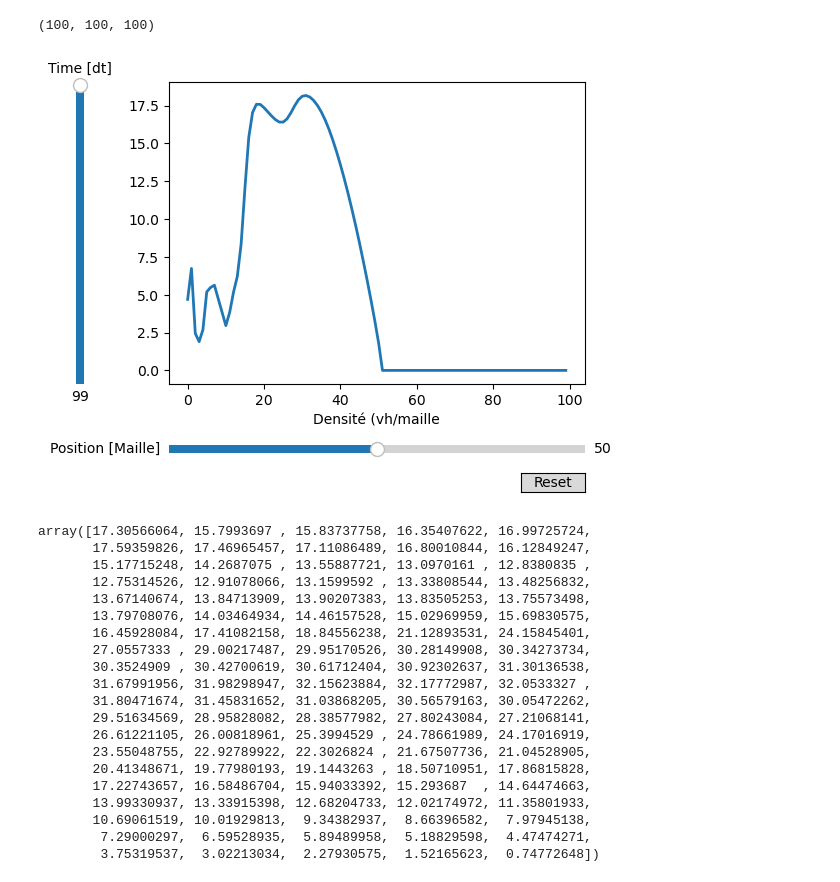
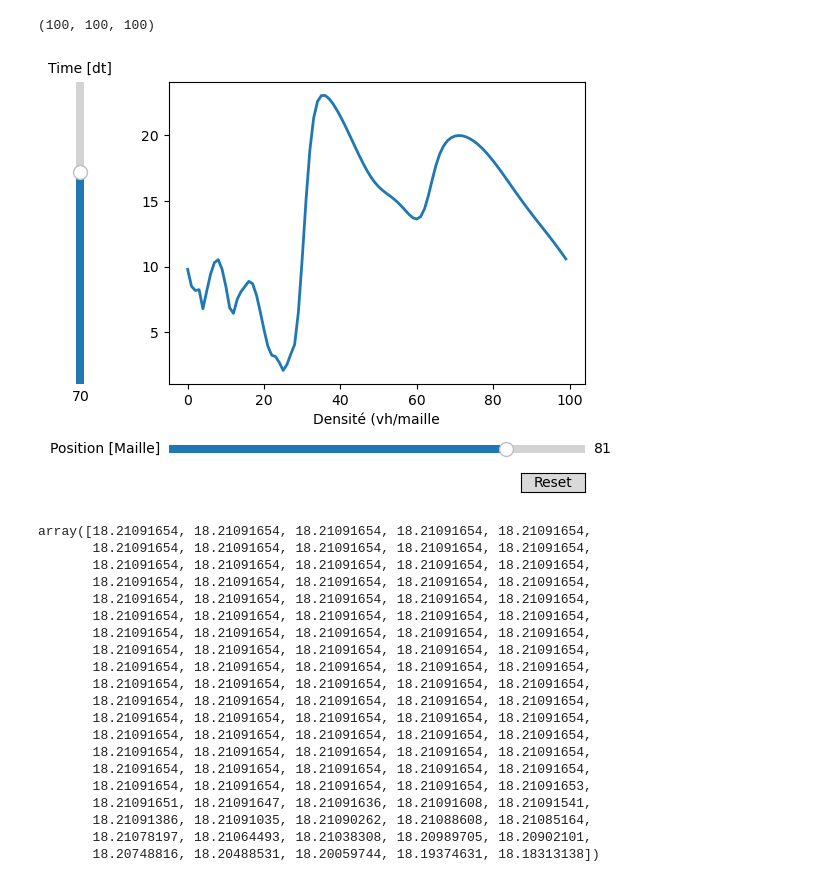
Before and after one commit to gormfinengel/ProjetLesGars, a Jupyter notebook: straight_road_uncertainty.ipynb, the cells around one changed output. Drawn from its saved outputs; the diff is of its cells as text; code cells hidden in the pictures.

```diff
--- a/straight_road_uncertainty.ipynb
+++ b/straight_road_uncertainty.ipynb
@@ -54,7 +54,7 @@ model = mod.model([route], intersections= None, carrefours= None, dt = dt, h = h
 #Variation du flux d'entrée
 def variation(route, fl_fix):
     sigma = np.random.normal(0,0.1)
-    if int(route.flux_entrant + sigma*fl_fix)>0:
+    if (int(route.flux_entrant + sigma*fl_fix)>0 and int(route.flux_entrant + sigma*fl_fix)<1600):
         route.flux_entrant = route.flux_entrant + sigma*fl_fix
 # %% [markdown]
 # La suite à ne pas executer si on veut lancer MONTE CARLO !!!!
@@ -114,13 +114,14 @@ def init_route():
 # %%
 def simulation(T):
     # T correspond au nombre de pas de temps qu'on veut pour notre simulation
-    pho_global = np.zeros((T,N))
+    pho_global = np.zeros((T-100,N))
     route, model = init_route()
 
     for i in range(T):
         model.resoudre()
         variation(route, fl_fix)
-        pho_global[i] = route.U
+        if i>=100:
+            pho_global[i-100] = route.U
 
     return np.asarray(pho_global)
 # %%
@@ -133,7 +134,7 @@ def MC_sim(M, simulator, T, N):
         stockage.append(sim)
     return stockage
 # %%
-mc_values = MC_sim(100, simulation, 100, N)
+mc_values = MC_sim(100, simulation, 200, N)
 # %% [output]
 init
 I = 1
@@ -159,11 +160,11 @@ np.shape(mc_values)
 # %%
 from matplotlib.widgets import Slider, Button
 
-def density_dist(mc_v, x,t):
-    return mc_v[:][x][t]
+def density_dist(mc_v, t, x):
+    return mc_v[:][t][x]
 
-init_t = 99
-init_x = 50
+init_t = 70
+init_x = 81
 
 
 fig, ax = plt.subplots()
@@ -190,56 +191,56 @@ amp_slider = Slider(
     label="Time [dt]",
     valmin=0,
     valmax=100,
     valinit=init_t,
     orientation="vertical"
 )
 
 
 # The function to be called anytime a slider's value changes
 def update(val):
     line.set_ydata(density_dist(amp_slider.val, freq_slider.val))
     fig.canvas.draw_idle()
 
 
 # register the update function with each slider
 freq_slider.on_changed(update)
 amp_slider.on_changed(update)
 
 # Create a `matplotlib.widgets.Button` to reset the sliders to initial values.
 resetax = fig.add_axes([0.8, 0.025, 0.1, 0.04])
 button = Button(resetax, 'Reset', hovercolor='0.975')
 
 
 def reset(event):
     freq_slider.reset()
     amp_slider.reset()
 button.on_clicked(reset)
 
 plt.show()
 # %% [output]
-[figure, old version]
+[figure, new version]
 # %%
-density_dist(mc_values, init_x, init_t)
+density_dist(mc_values, init_t, init_x)
 # %% [output]
-array([17.30566064, 15.7993697 , 15.83737758, 16.35407622, 16.99725724,
-       17.59359826, 17.46965457, 17.11086489, 16.80010844, 16.12849247,
-       15.17715248, 14.2687075 , 13.55887721, 13.0970161 , 12.8380835 ,
-       12.75314526, 12.91078066, 13.1599592 , 13.33808544, 13.48256832,
-       13.67140674, 13.84713909, 13.90207383, 13.83505253, 13.75573498,
-       13.79708076, 14.03464934, 14.46157528, 15.02969959, 15.69830575,
-       16.45928084, 17.41082158, 18.84556238, 21.12893531, 24.15845401,
-       27.0557333 , 29.00217487, 29.95170526, 30.28149908, 30.34273734,
-       30.3524909 , 30.42700619, 30.61712404, 30.92302637, 31.30136538,
-       31.67991956, 31.98298947, 32.15623884, 32.17772987, 32.0533327 ,
-       31.80471674, 31.45831652, 31.03868205, 30.56579163, 30.05472262,
-       29.51634569, 28.95828082, 28.38577982, 27.80243084, 27.21068141,
-       26.61221105, 26.00818961, 25.3994529 , 24.78661989, 24.17016919,
-       23.55048755, 22.92789922, 22.3026824 , 21.67507736, 21.04528905,
-       20.41348671, 19.77980193, 19.1443263 , 18.50710951, 17.86815828,
-       17.22743657, 16.58486704, 15.94033392, 15.293687  , 14.64474663,
-       13.99330937, 13.33915398, 12.68204733, 12.02174972, 11.35801933,
-       10.69061519, 10.01929813,  9.34382937,  8.66396582,  7.97945138,
-        7.29000297,  6.59528935,  5.89489958,  5.18829598,  4.47474271,
-        3.75319537,  3.02213034,  2.27930575,  1.52165623,  0.74772648])
+array([18.21091654, 18.21091654, 18.21091654, 18.21091654, 18.21091654,
+       18.21091654, 18.21091654, 18.21091654, 18.21091654, 18.21091654,
+       18.21091654, 18.21091654, 18.21091654, 18.21091654, 18.21091654,
+       18.21091654, 18.21091654, 18.21091654, 18.21091654, 18.21091654,
+       18.21091654, 18.21091654, 18.21091654, 18.21091654, 18.21091654,
+       18.21091654, 18.21091654, 18.21091654, 18.21091654, 18.21091654,
+       18.21091654, 18.21091654, 18.21091654, 18.21091654, 18.21091654,
+       18.21091654, 18.21091654, 18.21091654, 18.21091654, 18.21091654,
+       18.21091654, 18.21091654, 18.21091654, 18.21091654, 18.21091654,
+       18.21091654, 18.21091654, 18.21091654, 18.21091654, 18.21091654,
+       18.21091654, 18.21091654, 18.21091654, 18.21091654, 18.21091654,
+       18.21091654, 18.21091654, 18.21091654, 18.21091654, 18.21091654,
+       18.21091654, 18.21091654, 18.21091654, 18.21091654, 18.21091654,
+       18.21091654, 18.21091654, 18.21091654, 18.21091654, 18.21091654,
+       18.21091654, 18.21091654, 18.21091654, 18.21091654, 18.21091654,
+       18.21091654, 18.21091654, 18.21091654, 18.21091654, 18.21091653,
+       18.21091651, 18.21091647, 18.21091636, 18.21091608, 18.21091541,
+       18.21091386, 18.21091035, 18.21090262, 18.21088608, 18.21085164,
+       18.21078197, 18.21064493, 18.21038308, 18.20989705, 18.20902101,
+       18.20748816, 18.20488531, 18.20059744, 18.19374631, 18.18313138])
 # %%
 np.asarray(mc_values).tofile('mc.csv', sep =",")
```
Also changed, not shown: 1 other file.
